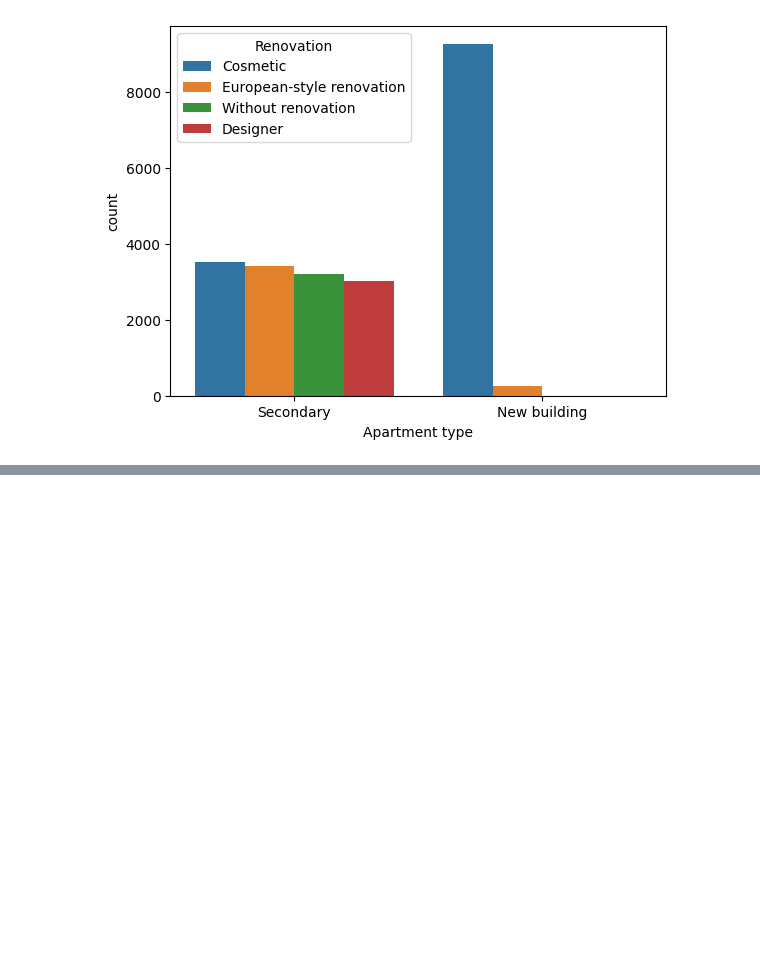
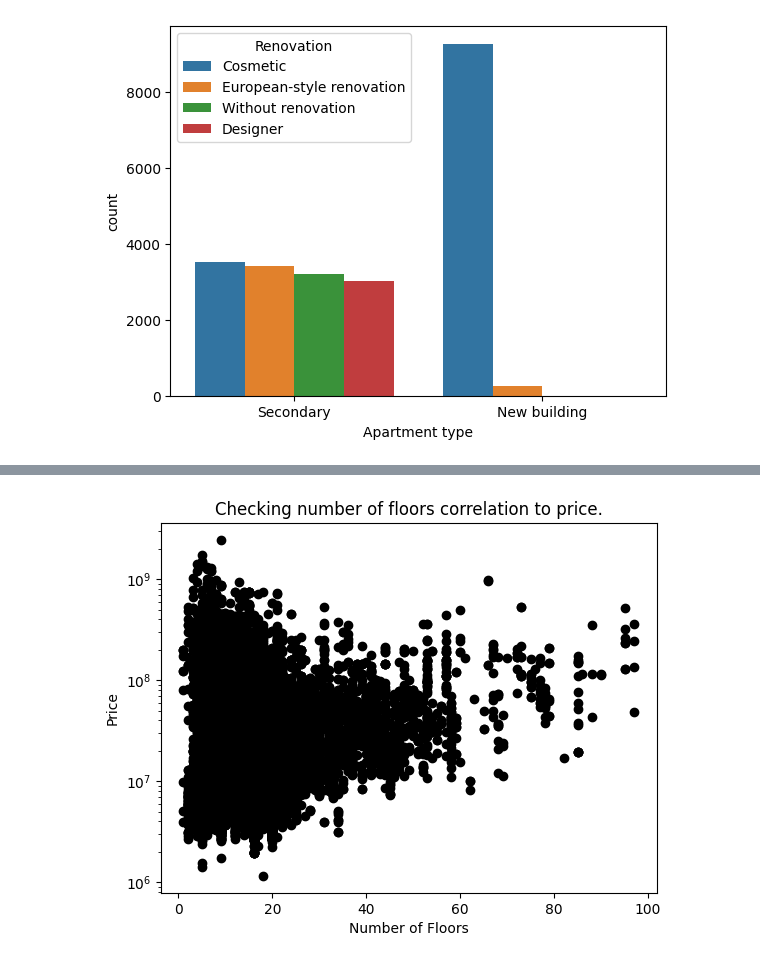
Before and after one commit to abmostert/data-science-portfolio, a Jupyter notebook: moscow_data.ipynb, the cells around one changed output, grey strips where cells are left out. Cells and saved outputs as stored; diff of their text form; code cells hidden in the pictures; blank space fills up the shorter version.

```diff
--- a/moscow_data.ipynb
+++ b/moscow_data.ipynb
@@ -199,0 +234,10 @@ sns.countplot(x='Apartment type', hue='Renovation', data=moscow_data)
+# %%
+plt.figure(3)
+plt.yscale('log')
+plt.plot(moscow_data['Number of floors'], moscow_data['Price'], 'ok')
+plt.xlabel('Number of Floors')
+plt.ylabel('Price')
+plt.title('Checking number of floors correlation to price.')
+plt.show()
+# %% [output]
+[figure, added]
```
Also changed, not shown: parts of 54 cells of this notebook.
